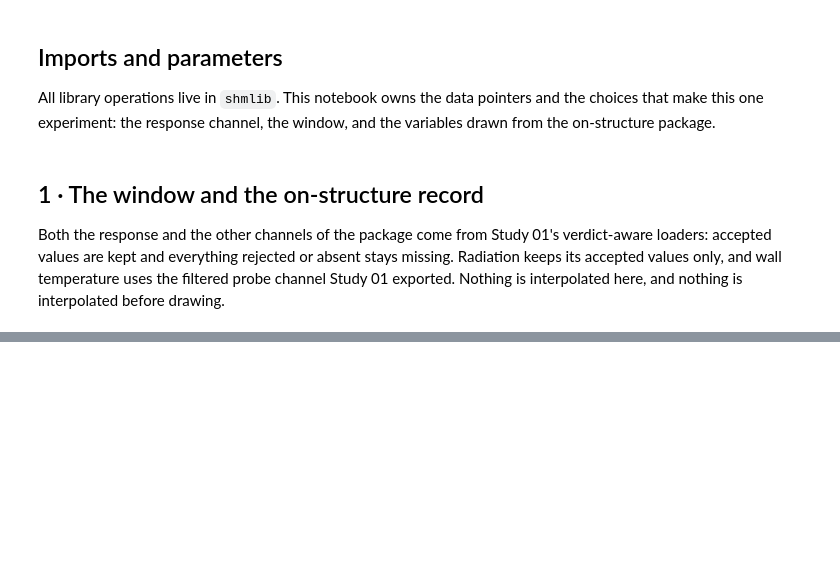
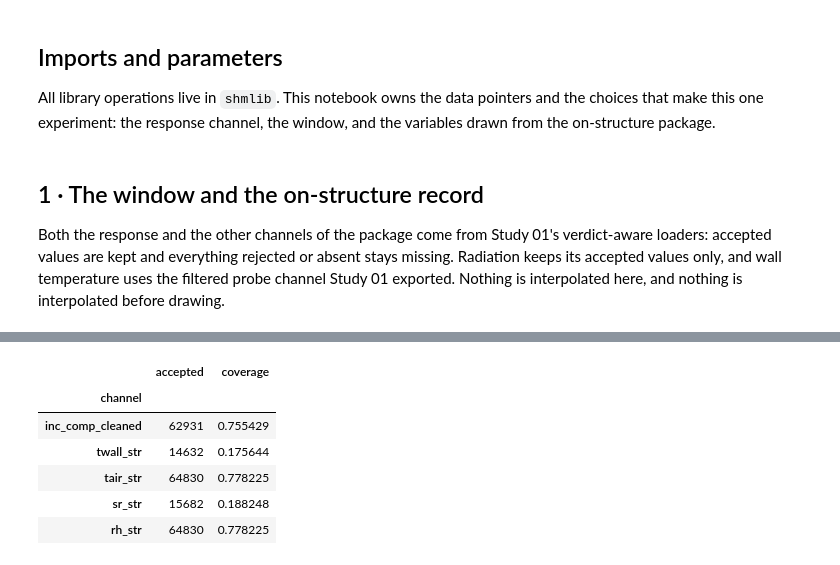
Before and after one commit to eugeniomoreira-iaud/neuralprophet-shm, a Jupyter notebook: studies/04_neuralprophet_inclination_prediction/neuralprophet_inclination_prediction_study.ipynb, the cells around one changed output, grey strips where cells are left out. Drawn from its saved outputs; the diff is of its cells as text; code cells hidden in the pictures; blank space fills up the shorter version.

```diff
--- a/studies/04_neuralprophet_inclination_prediction/neuralprophet_inclination_prediction_study.ipynb
+++ b/studies/04_neuralprophet_inclination_prediction/neuralprophet_inclination_prediction_study.ipynb
@@ -115,24 +167,23 @@ interpolated here, and nothing is interpolated before drawing.
 # %%
 inclination, inclination_provenance = proxies.load_response(
     ARCHIVE_CSV, column=TARGET_COLUMN, honour_spike=True,
-    freq=ANALYSIS_FREQ, tz=site.SITE_TZ)
+    freq=NATIVE_FREQ, tz=site.SITE_TZ, min_count=1)
 
 sensor_current, sensor_provenance = proxies.load_sensor_forcings(
-    ARCHIVE_CSV, column_map=STR_MAP_CURRENT, freq=ANALYSIS_FREQ,
-    tz=site.SITE_TZ, honour_suspect=True)
+    ARCHIVE_CSV, column_map=STR_MAP_CURRENT, freq=NATIVE_FREQ,
+    tz=site.SITE_TZ, honour_suspect=True, min_count=1)
 sensor_legacy, _ = proxies.load_sensor_forcings(
-    ARCHIVE_CSV, column_map=STR_MAP_LEGACY, freq=ANALYSIS_FREQ,
-    tz=site.SITE_TZ, honour_suspect=True)
+    ARCHIVE_CSV, column_map=STR_MAP_LEGACY, freq=NATIVE_FREQ,
+    tz=site.SITE_TZ, honour_suspect=True, min_count=1)
 sensor = proxies.join_eras([sensor_current, sensor_legacy])
 
-record = proxies.harmonise(
-    [sensor, inclination.to_frame()], freq=ANALYSIS_FREQ)
+record = proxies.harmonise([sensor, inclination.to_frame()], freq=NATIVE_FREQ)
 window = record.loc[site.to_utc(pd.DatetimeIndex([SEGMENT_START]))[0]:]
 
-observed = window[TARGET_COLUMN].dropna()
 print(f'Window: {window.index.min()} to {window.index.max()} '
-      f'({len(window):,} slots on the {ANALYSIS_FREQ} grid)')
-print(f'First accepted inclination inside the window: {observed.index.min()}')
+      f'({len(window):,} slots on the {NATIVE_FREQ} grid)')
+print(f'First accepted inclination inside the window: '
+      f'{window[TARGET_COLUMN].dropna().index.min()}')
 
 # Coverage per channel over the window, which is what the report quotes. It
 # counts accepted values against the slots of the window, and says nothing yet
@@ -142,4 +193,8 @@ coverage = pd.DataFrame({
     'coverage': window[list(ON_STRUCTURE_COLUMNS)].notna().mean(),
 })
 coverage.index.name = 'channel'
-print(coverage.to_string(formatters={'coverage': '{:.1%}'.format}))
+display(coverage)
+
+coverage.reset_index().to_csv(OUTPUT_DIR / 'NP_01_window_coverage.csv',
+                              index=False)
+# %% [output]
@@ -146,3 +203,10 @@ print(coverage.to_string(formatters={'coverage': '{:.1%}'.format}))
+|  | accepted | coverage |
+| channel |  |  |
+| inc_comp_cleaned | 62931 | 0.755429 |
+| twall_str | 14632 | 0.175644 |
+| tair_str | 64830 | 0.778225 |
+| sr_str | 15682 | 0.188248 |
+| rh_str | 64830 | 0.778225 |
 # %%
 figures.plot_channel_panels(
     window, list(ON_STRUCTURE_COLUMNS),
```
Also changed, not shown: parts of 8 cells of this notebook, 1 other file.
